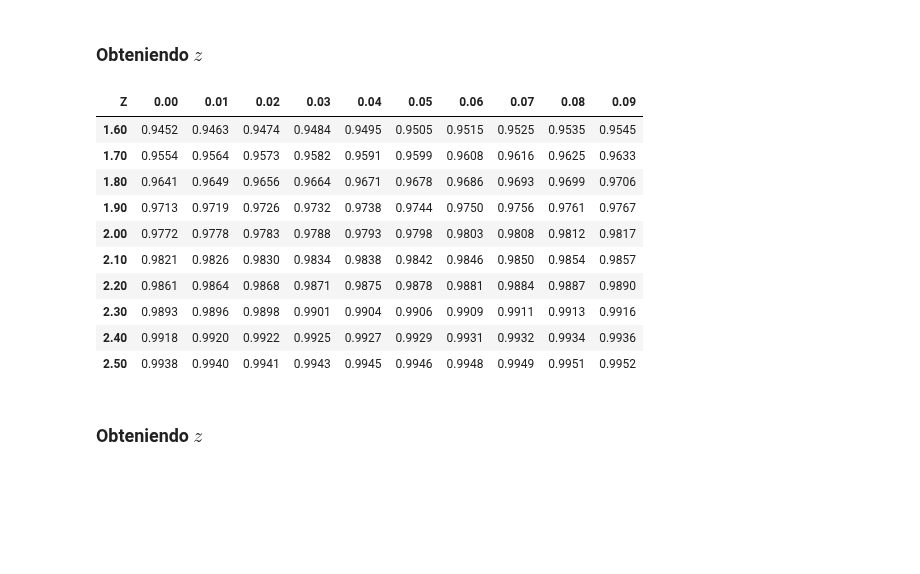
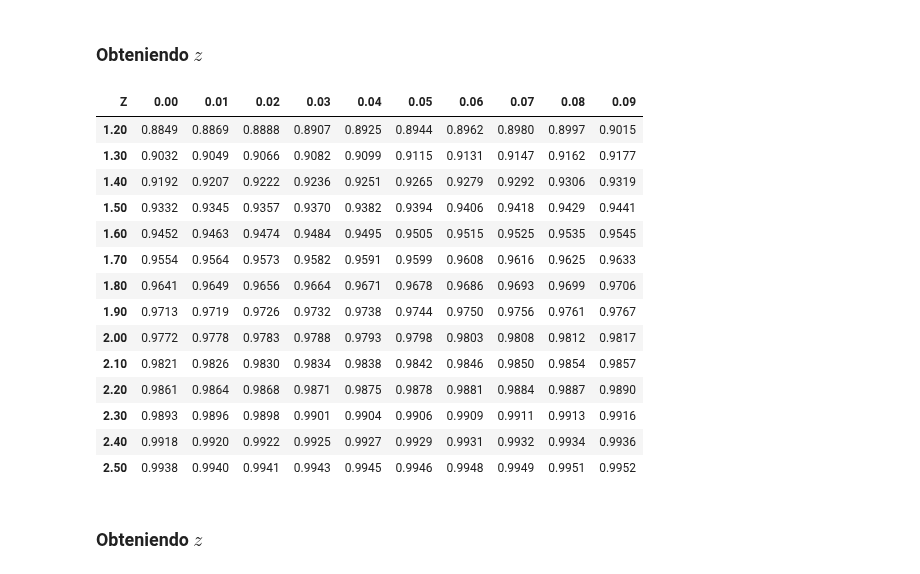
Before and after one commit to ivazquez-07/python_data_science_excersises, a Jupyter notebook: Curso-de-Estadistica-con-Python-Aula-2/Inicial.ipynb, the cells around one changed output. Drawn from its saved outputs; the diff is of its cells as text; code cells hidden in the pictures; blank space fills up the shorter version.

```diff
--- a/Curso-de-Estadistica-con-Python-Aula-2/Inicial.ipynb
+++ b/Curso-de-Estadistica-con-Python-Aula-2/Inicial.ipynb
@@ -1186,9 +1186,13 @@ confianza = 1 - significancia
 # %% [markdown]
 ### Obteniendo $z$
 # %%
-tabla_normal_estandarizada[16:26]
+tabla_normal_estandarizada[12:26]
 # %% [output]
 | Z | 0.00 | 0.01 | 0.02 | 0.03 | 0.04 | 0.05 | 0.06 | 0.07 | 0.08 | 0.09 |
+| 1.20 | 0.8849 | 0.8869 | 0.8888 | 0.8907 | 0.8925 | 0.8944 | 0.8962 | 0.8980 | 0.8997 | 0.9015 |
+| 1.30 | 0.9032 | 0.9049 | 0.9066 | 0.9082 | 0.9099 | 0.9115 | 0.9131 | 0.9147 | 0.9162 | 0.9177 |
+| 1.40 | 0.9192 | 0.9207 | 0.9222 | 0.9236 | 0.9251 | 0.9265 | 0.9279 | 0.9292 | 0.9306 | 0.9319 |
+| 1.50 | 0.9332 | 0.9345 | 0.9357 | 0.9370 | 0.9382 | 0.9394 | 0.9406 | 0.9418 | 0.9429 | 0.9441 |
 | 1.60 | 0.9452 | 0.9463 | 0.9474 | 0.9484 | 0.9495 | 0.9505 | 0.9515 | 0.9525 | 0.9535 | 0.9545 |
 | 1.70 | 0.9554 | 0.9564 | 0.9573 | 0.9582 | 0.9591 | 0.9599 | 0.9608 | 0.9616 | 0.9625 | 0.9633 |
 | 1.80 | 0.9641 | 0.9649 | 0.9656 | 0.9664 | 0.9671 | 0.9678 | 0.9686 | 0.9693 | 0.9699 | 0.9706 |
```
Also changed, not shown: parts of 13 cells of this notebook.
